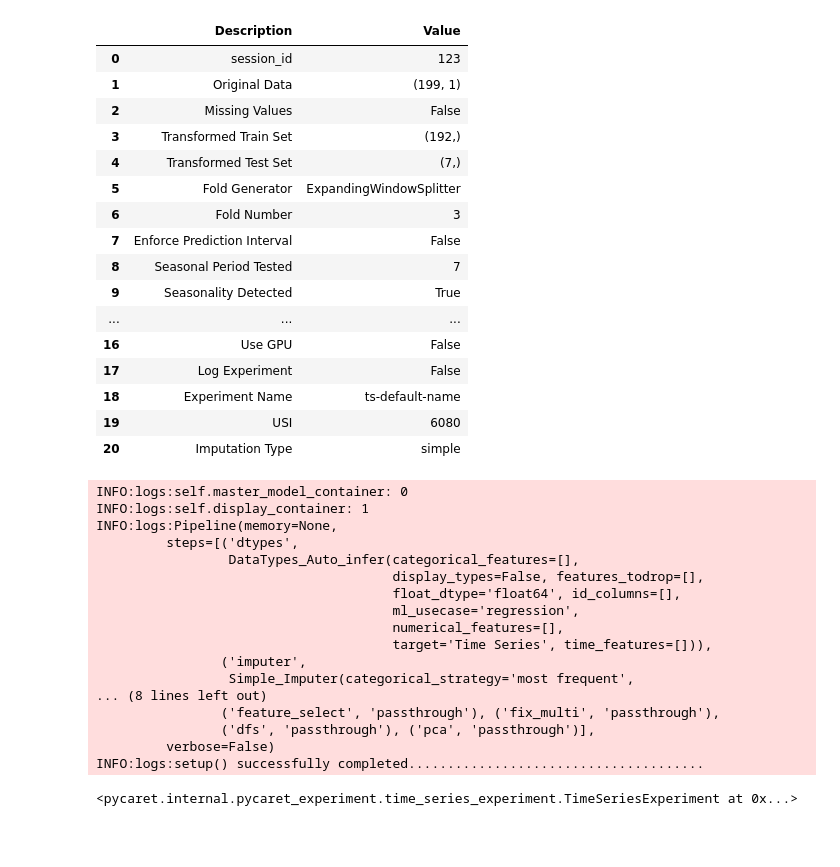
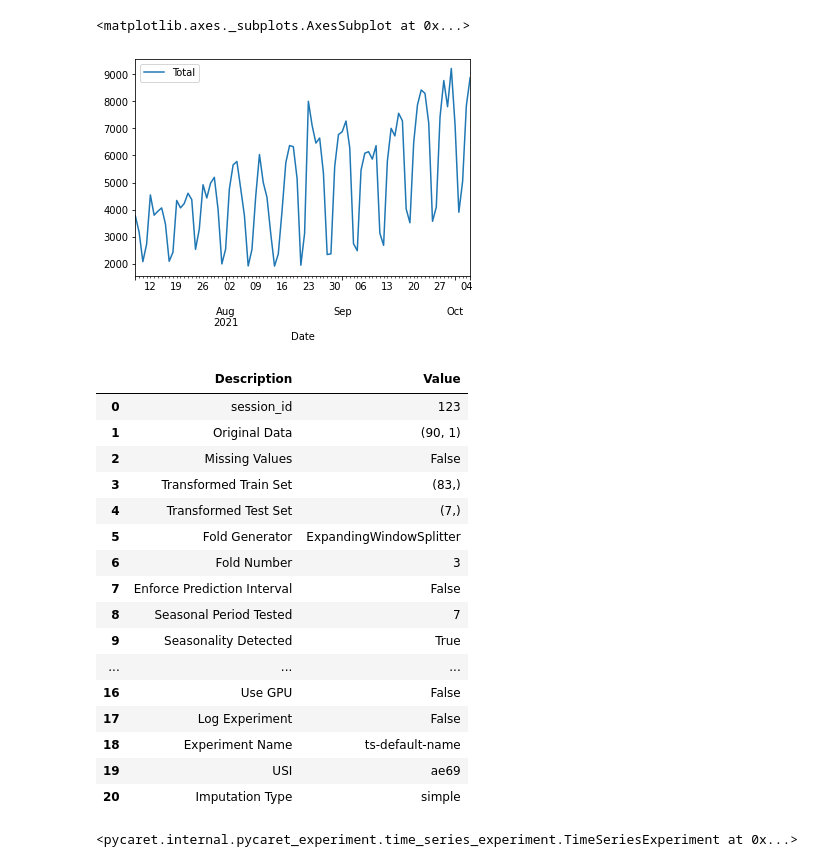
Before and after one commit to jimilee/COVID19_da, a Jupyter notebook: Covid19_pycaret.ipynb, the cells around one changed output. Drawn from its saved outputs; the diff is of its cells as text; code cells hidden in the pictures; blank space fills up the shorter version.

Commit message:
pycaret time series module study_Covid-19

```diff
--- a/Covid19_pycaret.ipynb
+++ b/Covid19_pycaret.ipynb
@@ -79,0 +8,6 @@ Length: 200, dtype: float64
+# %%
+data = get_data('pycaret_downloads')
+data['Date'] = pd.to_datetime(data['Date'])
+data = data.groupby('Date').sum()
+data = data.asfreq('D')
+data
@@ -80,17 +35,23 @@ Length: 200, dtype: float64
+# %%
+# plot the data
+data.plot()
+# %% [output]
+<matplotlib.axes._subplots.AxesSubplot at 0x...>
+[figure, added]
 # %%
 # with functional API
 from pycaret.time_series import *
-setup(covid_data, fh = 7, fold = 3, session_id = 123)
+setup(data, fh = 7, fold = 3, session_id = 123)
 # with new object-oriented API
 from pycaret.internal.pycaret_experiment import TimeSeriesExperiment
 exp = TimeSeriesExperiment()
-exp.setup(covid_data, fh = 7, fold = 3, session_id = 123)
+exp.setup(data, fh = 7, fold = 3, session_id = 123)
 # %% [output]
 |  | Description | Value |
 | 0 | session_id | 123 |
-| 1 | Original Data | (199, 1) |
+| 1 | Original Data | (90, 1) |
 | 2 | Missing Values | False |
-| 3 | Transformed Train Set | (192,) |
+| 3 | Transformed Train Set | (83,) |
 | 4 | Transformed Test Set | (7,) |
 | 5 | Fold Generator | ExpandingWindowSplitter |
 | 6 | Fold Number | 3 |
@@ -101,26 +62,9 @@ exp.setup(covid_data, fh = 7, fold = 3, session_id = 123)
 | 16 | Use GPU | False |
 | 17 | Log Experiment | False |
 | 18 | Experiment Name | ts-default-name |
-| 19 | USI | 6080 |
+| 19 | USI | ae69 |
 | 20 | Imputation Type | simple |
-INFO:logs:self.master_model_container: 0
-INFO:logs:self.display_container: 1
-INFO:logs:Pipeline(memory=None,
-         steps=[('dtypes',
-                 DataTypes_Auto_infer(categorical_features=[],
-                                      display_types=False, features_todrop=[],
-                                      float_dtype='float64', id_columns=[],
-                                      ml_usecase='regression',
-                                      numerical_features=[],
-                                      target='Time Series', time_features=[])),
-                ('imputer',
-                 Simple_Imputer(categorical_strategy='most frequent',
-... (8 lines left out)
-                ('feature_select', 'passthrough'), ('fix_multi', 'passthrough'),
-                ('dfs', 'passthrough'), ('pca', 'passthrough')],
-         verbose=False)
-INFO:logs:setup() successfully completed......................................
+<pycaret.internal.pycaret_experiment.time_series_experiment.TimeSeriesExperiment at 0x...>
-<pycaret.internal.pycaret_experiment.time_series_experiment.TimeSeriesExperiment at 0x...>
 # %%
 check_stats()
 # %% [output]
```
Also changed, not shown: parts of 21 cells of this notebook.
